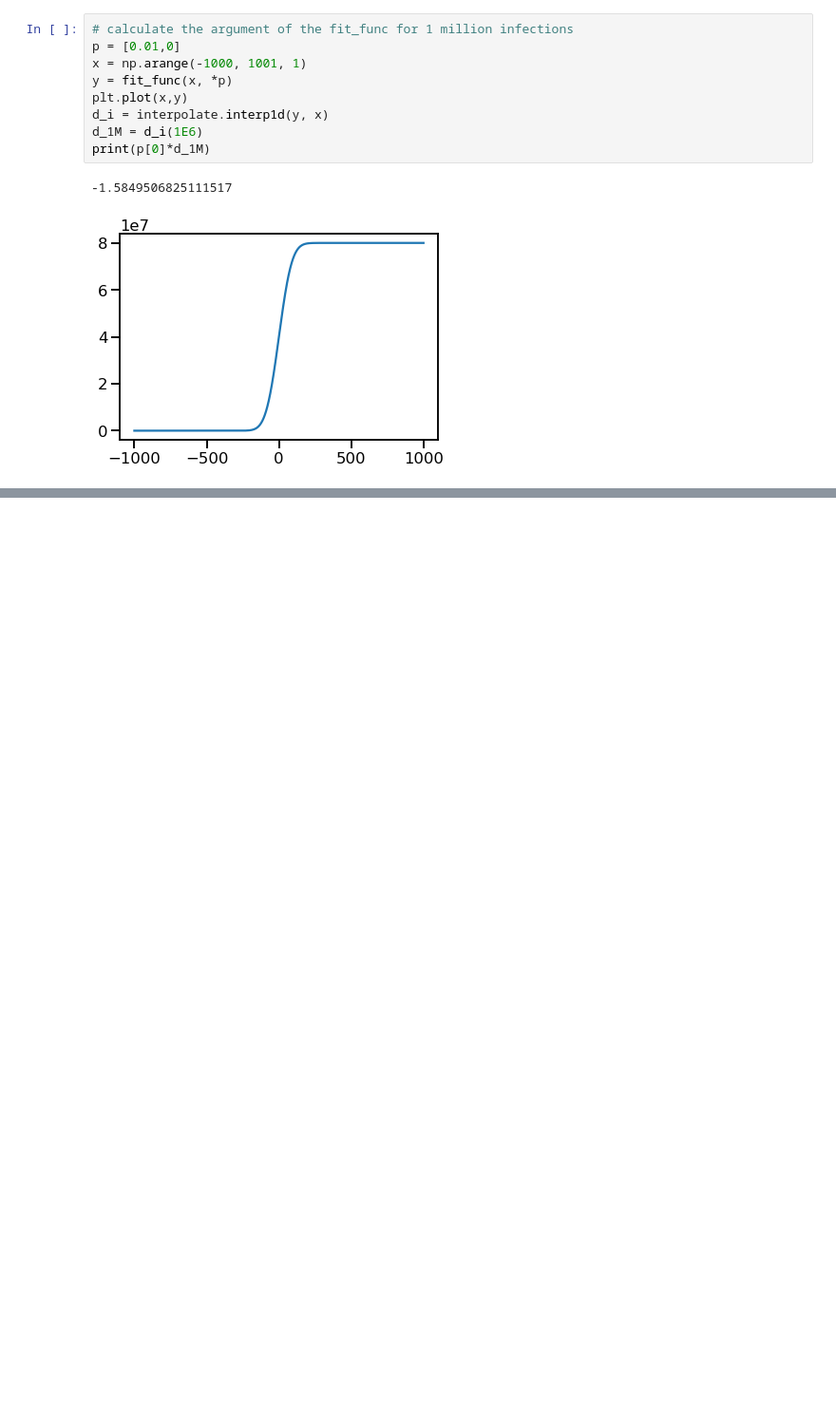
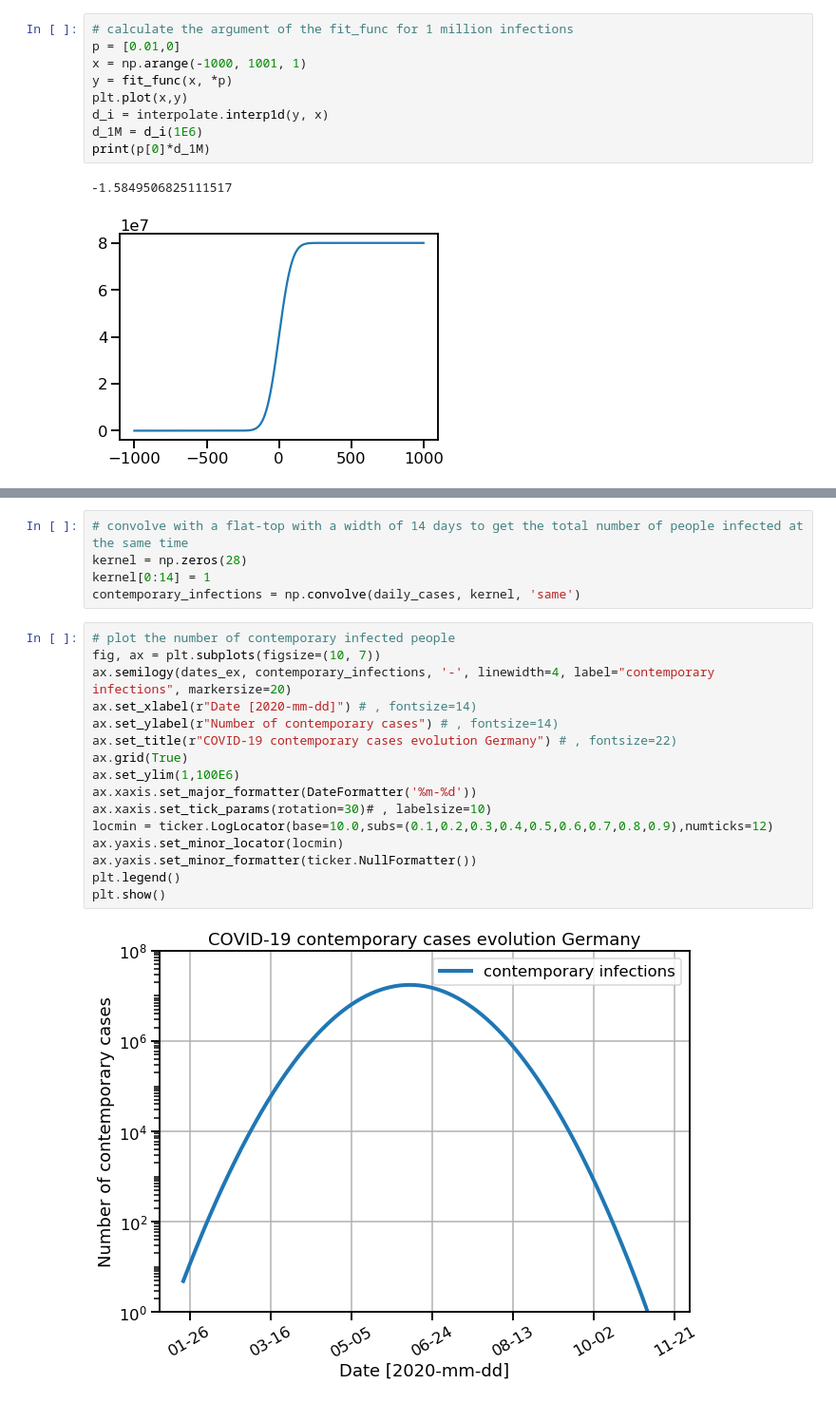
Before and after one commit to circlespace/covid19, a Jupyter notebook: COVID-19_Germany.ipynb, the cells around one changed output, grey strips where cells are left out. Shown at 95% size. Saved outputs shown, nothing was run; the diff lists cells and outputs as text; blank space fills up the shorter version.

```diff
--- a/COVID-19_Germany.ipynb
+++ b/COVID-19_Germany.ipynb
@@ -176,0 +212,23 @@ print(p[0]*d_1M)
+# %%
+# convolve with a flat-top with a width of 14 days to get the total number of people infected at the same time
+kernel = np.zeros(28)
+kernel[0:14] = 1
+contemporary_infections = np.convolve(daily_cases, kernel, 'same')
+# %%
+# plot the number of contemporary infected people
+fig, ax = plt.subplots(figsize=(10, 7))
+ax.semilogy(dates_ex, contemporary_infections, '-', linewidth=4, label="contemporary infections", markersize=20)
+ax.set_xlabel(r"Date [2020-mm-dd]") # , fontsize=14)
+ax.set_ylabel(r"Number of contemporary cases") # , fontsize=14)
+ax.set_title(r"COVID-19 contemporary cases evolution Germany") # , fontsize=22)
+ax.grid(True)
+ax.set_ylim(1,100E6)
+ax.xaxis.set_major_formatter(DateFormatter('%m-%d'))
+ax.xaxis.set_tick_params(rotation=30)# , labelsize=10)
+locmin = ticker.LogLocator(base=10.0,subs=(0.1,0.2,0.3,0.4,0.5,0.6,0.7,0.8,0.9),numticks=12)
+ax.yaxis.set_minor_locator(locmin)
+ax.yaxis.set_minor_formatter(ticker.NullFormatter())
+plt.legend()
+plt.show()
+# %% [output]
+[figure, added]
```
Also changed, not shown: parts of 12 cells of this notebook.
